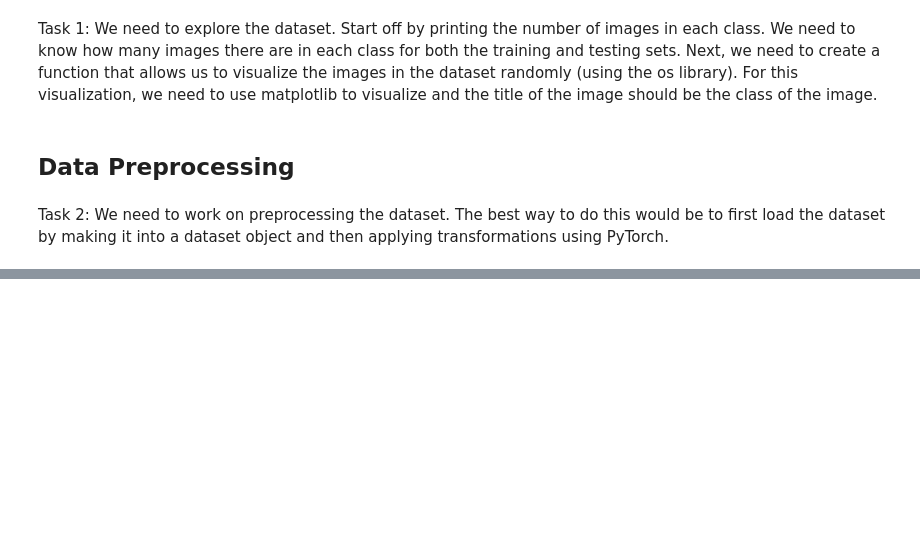
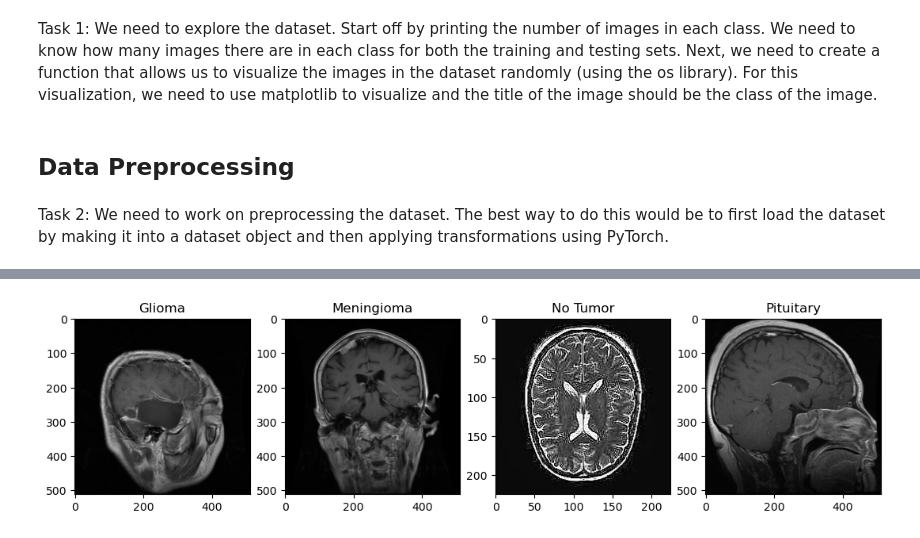
Before and after one commit to leesadie/Brain-Tumor-Detection, a Jupyter notebook: main.ipynb, the cells around one changed output, grey strips where cells are left out. Drawn from its saved outputs; the diff is of its cells as text; code cells hidden in the pictures; blank space fills up the shorter version.

```diff
--- a/main.ipynb
+++ b/main.ipynb
@@ -45,0 +59,36 @@ class MRIData(torch.utils.data.Dataset):
+# %%
+def data_split(main_path = './Dataset/Training/', split_percentage=0.3):
+    train_dict = {}
+    valid_dict = {}
+    counts = data_count(main_path)
+    for root, dirs, files in os.walk(main_path):
+        if files != [] and str(root.split('/')[-1]) in ['glioma', 'meningioma', 'notumor', 'pituitary']:
+            file_paths = [os.path.join(root, files[i]) for i in range(len(files))]
+
+            valid_idxs = np.random.randint(low=0, high=len(files), size=int(len(files) * split_percentage))
+            train_idxs = list(set(range(0, len(files))) - set(valid_idxs))
+
+            train_dict[str(root.split('/')[-1])] = [file_paths[idx] for idx in train_idxs]
+            valid_dict[str(root.split('/')[-1])] = [file_paths[idx] for idx in valid_idxs]
+
+    return train_dict, valid_dict
+# %%
+train_dict, valid_dict = data_split()
+# %%
+def visualize(data_dict):
+    idx = np.random.randint(0,min(list([len(l) for l in data_dict.values()])))
+
+    plt.figure(figsize=(20,6))
+    plt.subplot(161)
+    plt.imshow(cv2.imread(train_dict['glioma'][idx]).astype(int))
+    plt.title('Glioma')
+    plt.subplot(162)
+    plt.imshow(cv2.imread(train_dict['meningioma'][idx]).astype(int))
+    plt.title('Meningioma')
+    plt.subplot(163)
+    plt.imshow(cv2.imread(train_dict['notumor'][idx]).astype(int))
+    plt.title('No Tumor')
+    plt.subplot(164)
+    plt.imshow(cv2.imread(train_dict['pituitary'][idx]).astype(int))
+    plt.title('Pituitary')
+    plt.show()
@@ -45,0 +99,4 @@ class MRIData(torch.utils.data.Dataset):
+# %%
+visualize(train_dict)
+# %% [output]
+[figure, added]
```
Also changed, not shown: parts of 15 cells of this notebook, 1 other file.
